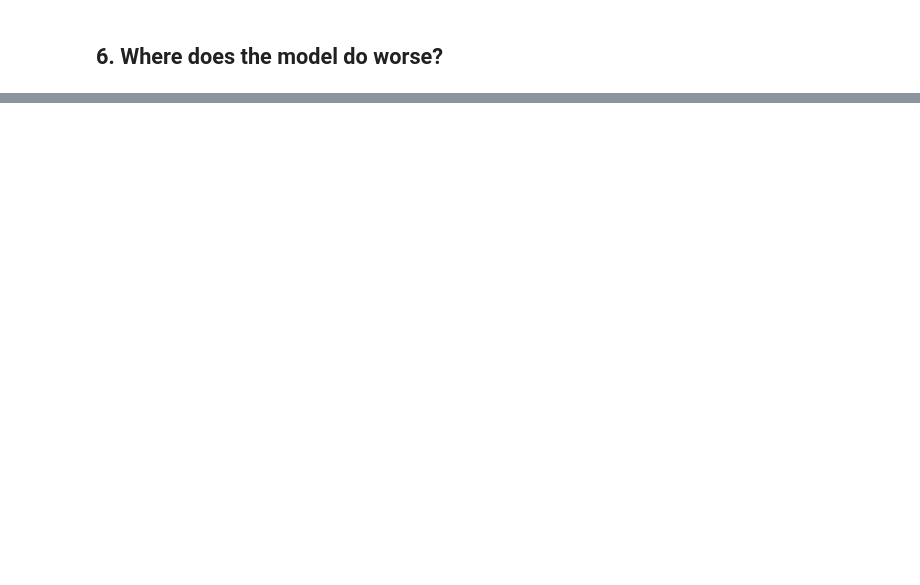
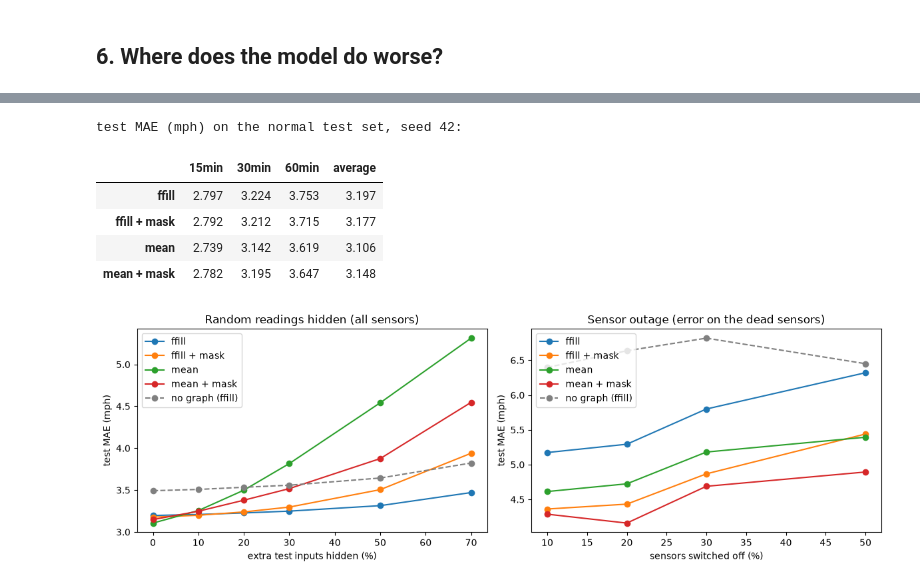
Before and after one commit to mansiguptacs/CMPE_258_TrafficForecastingUsing_GraphNN, a Jupyter notebook: notebooks/03_train_stgcn.ipynb, the cells around one changed output, grey strips where cells are left out. Drawn from its saved outputs; the diff is of its cells as text; code cells hidden in the pictures; blank space fills up the shorter version.

```diff
--- a/notebooks/03_train_stgcn.ipynb
+++ b/notebooks/03_train_stgcn.ipynb
@@ -270,0 +447,32 @@ print(f"correlation between gain and number of neighbours: {np.corrcoef(degree,
+# %%
+imputation_variants = {"distance": "ffill", "distance_ffill_mask": "ffill + mask",
+                       "distance_mean": "mean", "distance_mean_mask": "mean + mask"}
+from src.models.stgcn.experiments import tag_for
+seed42_metrics = {label: json.load(open(run_dir(cfg, tag_for(v, 42)) / "metrics.json"))["test"]
+                  for v, label in imputation_variants.items()}
+clean = pd.DataFrame({label: {h: m[h]["mae"] for h in ("15min", "30min", "60min", "average")}
+                      for label, m in seed42_metrics.items()}).T.round(3)
+print("test MAE (mph) on the normal test set, seed 42:")
+display(clean)
+
+seed42 = miss[miss.seed == 42]
+fig, axes = plt.subplots(1, 2, figsize=(12, 4))
+for v, label in {**imputation_variants, "no_graph": "no graph (ffill)"}.items():
+    style = dict(ls="--", color="gray") if v == "no_graph" else {}
+    pt = seed42[(seed42.variant == v) & (seed42["mode"] == "point")].groupby("rate")["mae_all"].mean()
+    axes[0].plot(pt.index * 100, pt.values, marker="o", label=label, **style)
+    se = seed42[(seed42.variant == v) & (seed42["mode"] == "sensor")].groupby("rate")["mae_hidden"].mean()
+    axes[1].plot(se.index * 100, se.values, marker="o", label=label, **style)
+axes[0].set(title="Random readings hidden (all sensors)", xlabel="extra test inputs hidden (%)", ylabel="test MAE (mph)")
+axes[1].set(title="Sensor outage (error on the dead sensors)", xlabel="sensors switched off (%)", ylabel="test MAE (mph)")
+for ax in axes:
+    ax.legend()
+plt.tight_layout(); plt.show()
+# %% [output]
+test MAE (mph) on the normal test set, seed 42:
+|  | 15min | 30min | 60min | average |
+| ffill | 2.797 | 3.224 | 3.753 | 3.197 |
+| ffill + mask | 2.792 | 3.212 | 3.715 | 3.177 |
+| mean | 2.739 | 3.142 | 3.619 | 3.106 |
+| mean + mask | 2.782 | 3.195 | 3.647 | 3.148 |
+[figure, added]
```
Also changed, not shown: parts of 20 cells of this notebook.
